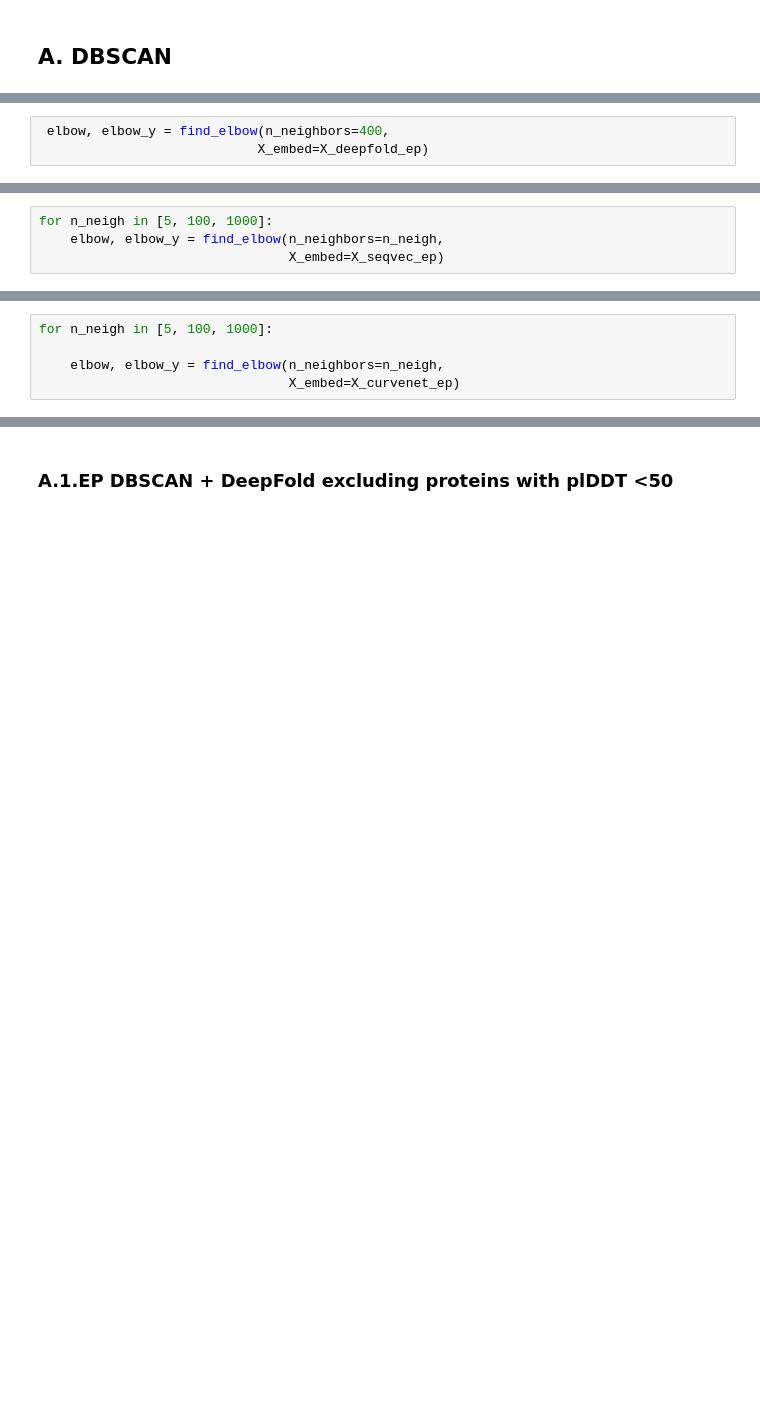
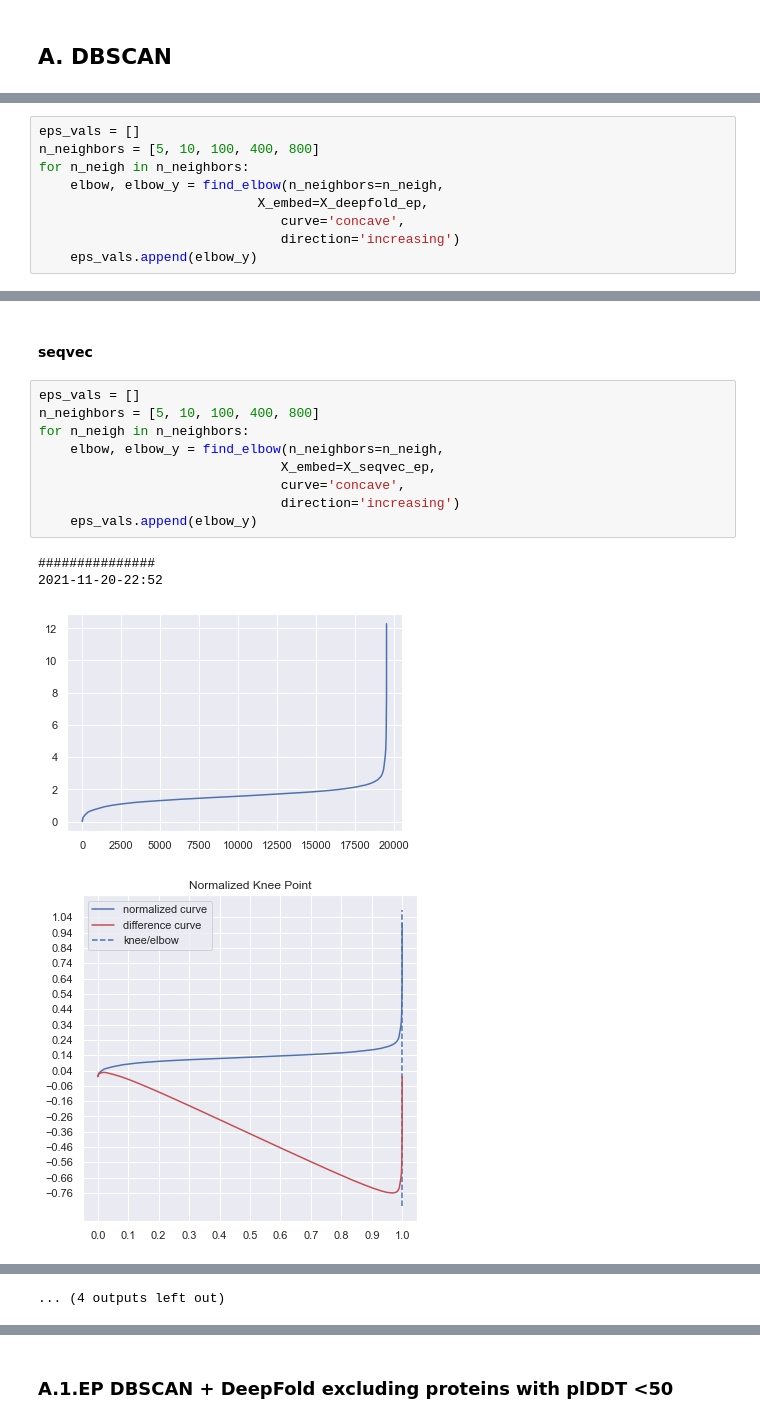
Before and after one commit to dptrsa-300/pss, a Jupyter notebook: Models.ipynb, the cells around one changed output, grey strips where cells are left out. Cells and saved outputs as stored; diff of their text form; blank space fills up the shorter version.

```diff
--- a/Models.ipynb
+++ b/Models.ipynb
@@ -920,3 +841,0 @@ Elbow Y: 1.0341562478506807
-# %%
- elbow, elbow_y = find_elbow(n_neighbors=400,
-                            X_embed=X_deepfold_ep)
@@ -933,4 +841,0 @@ Elbow Y: 1.1386350895585926
-# %%
-for n_neigh in [5, 100, 1000]:
-    elbow, elbow_y = find_elbow(n_neighbors=n_neigh,
-                                X_embed=X_seqvec_ep)
@@ -965,5 +841,0 @@ Elbow Y: 5.764280711128616
-# %%
-for n_neigh in [5, 100, 1000]:
-
-    elbow, elbow_y = find_elbow(n_neighbors=n_neigh,
-                                X_embed=X_curvenet_ep)
@@ -997,0 +884,9 @@ Elbow Y: 0.8448654220327962
+# %%
+eps_vals = []
+n_neighbors = [5, 10, 100, 400, 800]
+for n_neigh in n_neighbors:
+    elbow, elbow_y = find_elbow(n_neighbors=n_neigh,
+                            X_embed=X_deepfold_ep,
+                               curve='concave',
+                               direction='increasing')
+    eps_vals.append(elbow_y)
@@ -997,0 +938,16 @@ Elbow Y: 0.8448654220327962
+# %% [markdown]
+#### seqvec
+# %%
+eps_vals = []
+n_neighbors = [5, 10, 100, 400, 800]
+for n_neigh in n_neighbors:
+    elbow, elbow_y = find_elbow(n_neighbors=n_neigh,
+                               X_embed=X_seqvec_ep,
+                               curve='concave',
+                               direction='increasing')
+    eps_vals.append(elbow_y)
+# %% [output]
+###############
+2021-11-20-22:52
+[figure, added]
+[figure, added]
@@ -997,0 +981 @@ Elbow Y: 0.8448654220327962
+... (4 outputs left out)
```
Also changed, not shown: parts of 108 cells of this notebook, 1 other file.
